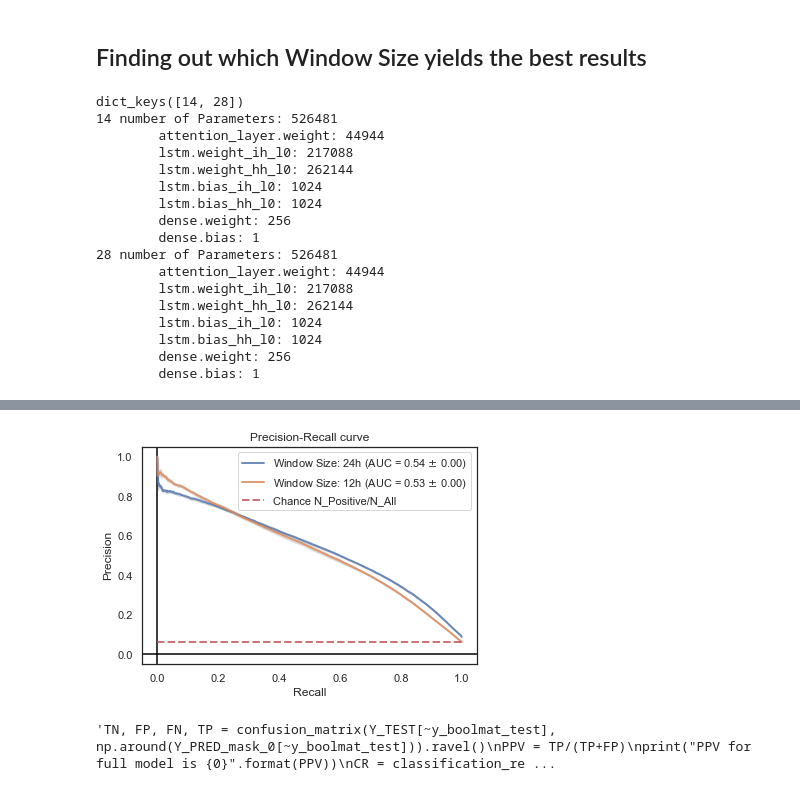
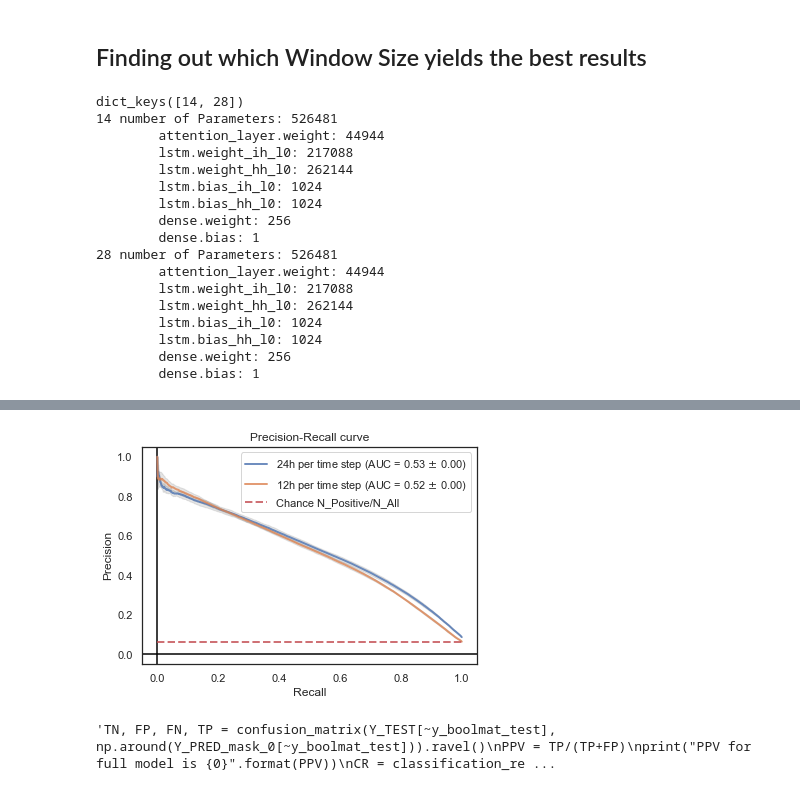
Before and after one commit to moskast/mimic_model, a Jupyter notebook: test.ipynb, the cells around one changed output, grey strips where cells are left out. Drawn from its saved outputs; the diff is of its cells as text; code cells hidden in the pictures.

```diff
--- a/test.ipynb
+++ b/test.ipynb
@@ -22,7 +22,7 @@ from main import get_percentages
 # %%
 target = 'VANCOMYCIN'
 mimic_version = 4
-n_time_steps = 14
+time_step_id = 14
 seeds = get_seeds()
 debug = False
 save_unimportant_figures = False
@@ -49,22 +49,6 @@ figure_dir='./output/figures/mimic_4'
 # %% [markdown]
 ## Data Exploration
 # %%
-## PICKLE LOADS
-def load_pickle_file(file_name, target, folder):
-    return load_pickle(get_pickle_file_path(file_name, target, folder))
-
-folder=get_pickle_folder(mimic_version, n_time_steps)
-X_TRAIN = load_pickle_file('train_data', target, folder)
-Y_TRAIN = load_pickle_file('train_targets', target, folder)
-Y_VAL = load_pickle_file('validation_targets', target, folder)
-X_TEST = load_pickle_file('test_data', target, folder)
-Y_TEST = load_pickle_file('test_targets', target, folder)
-x_boolmat_test = load_pickle_file('test_data_mask', target, folder)
-y_boolmat_test = load_pickle_file('test_targets_mask', target, folder)
-features = load_pickle_file('features', target, folder)
-n_features = X_TRAIN.shape[2]
-TIME_STEPS = X_TRAIN.shape[1] #number of time_steps
-
 if target == 'MI':
     my_cmap = ListedColormap(sns.color_palette("Reds", 150))
     color_list = sns.color_palette("Reds", 14)
@@ -77,5 +61,3 @@ elif target == 'VANCOMYCIN':
     my_cmap= sns.cubehelix_palette(14, as_cmap=True)
     color_list = sns.cubehelix_palette(14)
     color_list_reduced = sns.cubehelix_palette(7)
-
-Y_TOTAL = np.concatenate([Y_TRAIN, Y_VAL, Y_TEST], axis=0)
@@ -314,42 +308,44 @@ comparison_LSTM number of Parameters: 481537
 # %% [markdown]
 ## Finding out which Window Size yields the best results
 # %%
-def get_model_dict_nts(n_time_steps, model_type='partial_attention_LSTM'):
-    model_dict_nts = dict()
+def get_model_dict_mts(time_step_ids, model_type='partial_attention_LSTM'):
+    model_dict_mts = dict()
 
-    for nts in n_time_steps:
-        model_dict_nts[nts] = []
+    for time_step_id in time_step_ids:
+        model_dict_mts[time_step_id] = []
         for seed in seeds:
-            model_name = get_model_name(model_type, mimic_version, target, nts, seed)
+            model_name = get_model_name(model_type, mimic_version, target, time_step_id, seed)
             model = load_model(model_name)
             model.eval()
-            model_dict_nts[nts].append(model)
+            model_dict_mts[time_step_id].append(model)
 
-    return model_dict_nts
+    return model_dict_mts
 
-def get_prediction_dict_multiple_data(input_data, model_dict):
-    predictions_nts = dict()
-    tensor_inputs = []
-    for in_data in input_data:
-        tensor_inputs.append(torch.tensor(in_data, dtype=torch.float).clone().detach())
+def get_prediction_dict_multiple_data(time_step_ids, model_dict, seeds, mimic_version, target):
+    prediction_dict = dict()
     with torch.no_grad():
-        for key, input_data_tensor in zip(model_dict.keys(), tensor_inputs):
-            predictions_nts[key] = []
-            for model in model_dict[key]:
-                prediction = model(input_data_tensor)
-                predictions_nts[key].append(prediction.detach().numpy())
-    return predictions_nts
+        for i in range(len(model_dict.keys())):
+            model_type = list(model_dict.keys())[i]
+            prediction_dict[model_type] = []
+            for model, seed in zip(model_dict[model_type], seeds):
+                folder = get_pickle_folder(mimic_version, time_step_ids[i], seed)
+                input_data = torch.tensor(load_pickle_file("test_data", target, folder), dtype=torch.float).clone().detach()
+                prediction = model(input_data)
+                prediction_dict[model_type].append(prediction.detach().numpy())
+    return prediction_dict
 
-def plot_curves_nts(predictions, plot_roc, y_list, boolmats, save_fig=True):
+
+def plot_curves_md(predictions, plot_roc, target_dict_list, mask_dict_list, save_fig=True):
     mean_x = np.linspace(0, 1, 1000)
 
     plt.figure()
     plt.axhline(0, color='black')
     plt.axvline(0, color='black')
-    for model_type, y, boolmat in zip(predictions.keys(), y_list, boolmats):
+    for model_type, target_dict, mask_dict in zip(predictions.keys(), target_dict_list, mask_dict_list):
         y_value_list = []
         auc_list = []
-        for prediction in predictions[model_type]:
+        for prediction, y, boolmat in zip(predictions[model_type], list(target_dict.values()), list(mask_dict.values())):
+            y = y[~boolmat]
             if plot_roc:
                 x_values, y_values, thresholds = roc_curve(y, prediction[~boolmat])
             else:
@@ -363,7 +359,7 @@ def plot_curves_nts(predictions, plot_roc, y_list, boolmats, save_fig=True):
         mean_y = np.mean(y_value_list, axis=0)
         mean_auc = auc(mean_x, mean_y)
         std_auc = np.std(auc_list)
-        plt.plot(mean_x, mean_y, lw=2, alpha=.8, label='Window Size: ' + str(24 * 14 // model_type) + r'h (AUC = %0.2f $\pm$ %0.2f)' % (mean_auc, std_auc))
+        plt.plot(mean_x, mean_y, lw=2, alpha=.8, label=str(24 * 14 // model_type) + r'h per time step (AUC = %0.2f $\pm$ %0.2f)' % (mean_auc, std_auc))
 
         std_y = np.std(y_value_list, axis=0)
         upper_y = np.minimum(mean_y + std_y, 1)
@@ -391,26 +387,27 @@ def plot_curves_nts(predictions, plot_roc, y_list, boolmats, save_fig=True):
     else:
         plt.show()
 
-def compare_window_size(n_time_steps, mimic_version, target, X_TEST, Y_TEST, y_boolmat_test):
-    second_time_step = 28
-    model_dict_nts = get_model_dict_nts([n_time_steps, second_time_step])
-    print(model_dict_nts.keys())
-    print_param_count(model_dict_nts)
+def compare_window_size(time_step_ids, mimic_version, target, seeds):
+    model_dict_mts = get_model_dict_mts(time_step_ids)
+    print(model_dict_mts.keys())
+    print_param_count(model_dict_mts)
 
-    folder_28 = f'./data/pickled_data_sets/mimic_{mimic_version}/{second_time_step}_ts'
-    X_TEST_28 = load_pickle_file('test_data', target, folder_28)
-    predictions_nts = get_prediction_dict_multiple_data([X_TEST, X_TEST_28], model_dict_nts)
+    predictions_md = get_prediction_dict_multiple_data(time_step_ids, model_dict_mts, seeds, mimic_version, target)
 
     #Plotting
-    Y_TEST_28 = load_pickle_file('test_targets', target, folder_28)
-    y_boolmat_test_28 = load_pickle_file('test_targets_mask', target, folder_28)
-    y_list = [Y_TEST[~y_boolmat_test], Y_TEST_28[~y_boolmat_test_28]]
-    boolmats = [y_boolmat_test, y_boolmat_test_28]
+    target_dict_list = []
+    for time_step_id in time_step_ids:
+        target_dict_list.append(get_pickle_dict("test_targets", seeds, mimic_version, target, time_step_id))
+    mask_dict_list = []
+    for time_step_id in time_step_ids:
+        mask_dict_list.append(get_pickle_dict("test_targets_mask", seeds, mimic_version, target, time_step_id))
 
-    plot_curves_nts(predictions_nts, True, y_list, boolmats)
-    plot_curves_nts(predictions_nts, False, y_list, boolmats)
+    plot_curves_md(predictions_md, True, target_dict_list, mask_dict_list)
+    plot_curves_md(predictions_md, False, target_dict_list, mask_dict_list)
 
-compare_window_size(n_time_steps, mimic_version, target, X_TEST, Y_TEST, y_boolmat_test)
+second_time_step_id = 28
+time_step_ids = [time_step_id, second_time_step_id]
+compare_window_size(time_step_ids, mimic_version, target, seeds)
 # %% [output]
 dict_keys([14, 28])
 14 number of Parameters: 526481
@@ -433,4 +430,4 @@ dict_keys([14, 28])
-[figure, old version]
+[figure, new version]
 # %%
 """TN, FP, FN, TP = confusion_matrix(Y_TEST[~y_boolmat_test], np.around(Y_PRED_mask_0[~y_boolmat_test])).ravel()
 PPV = TP/(TP+FP)
```
Also changed, not shown: parts of 6 cells of this notebook, 2 other files.
